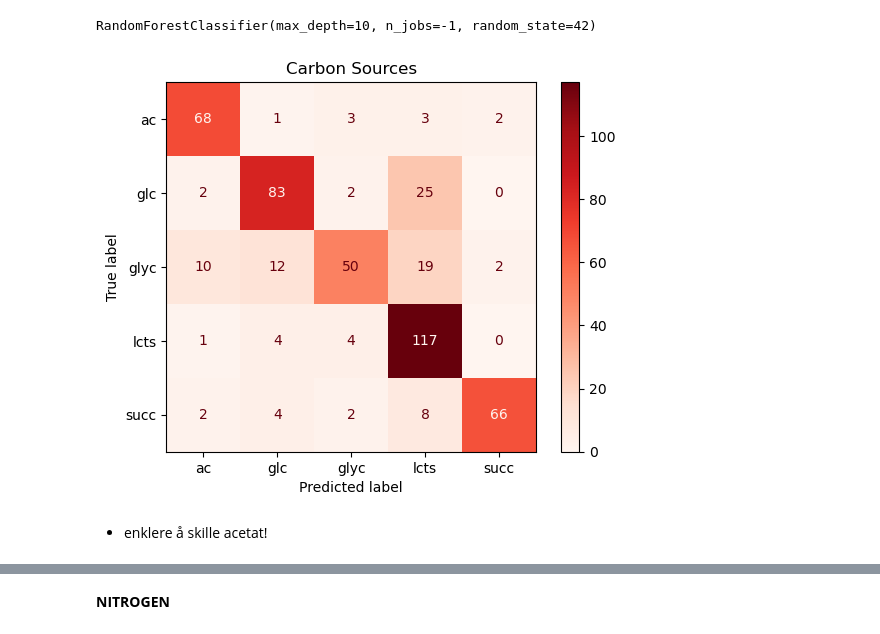
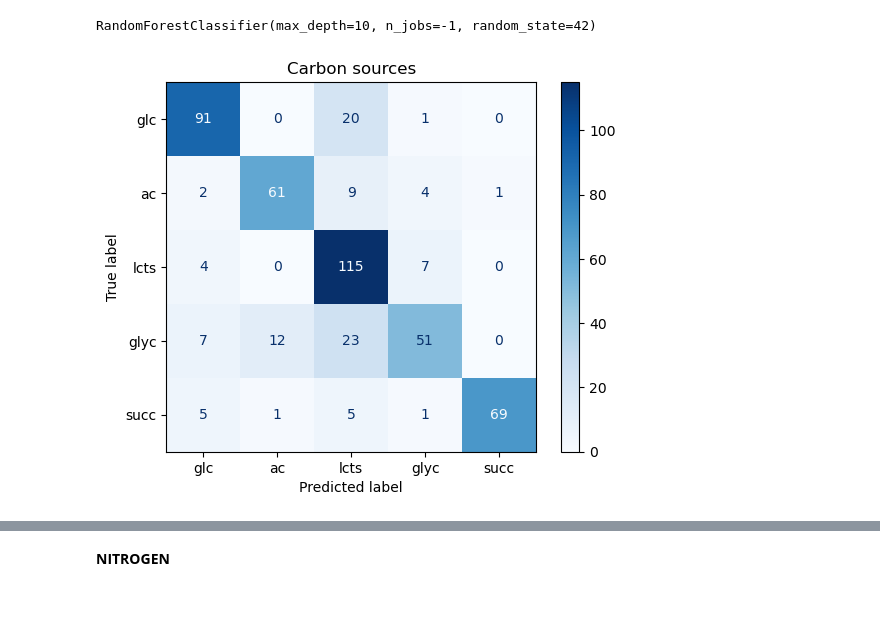
Before and after one commit to celasa/biomass_thesis, a Jupyter notebook: notebooks/04_classifier.ipynb, the cells around one changed output, grey strips where cells are left out. Saved outputs shown, nothing was run; the diff lists cells and outputs as text; code cells hidden in the pictures; blank space fills up the shorter version.

```diff
--- a/notebooks/04_classifier.ipynb
+++ b/notebooks/04_classifier.ipynb
@@ -397,0 +147,10 @@ weighted avg       0.56      0.58      0.54      1162
+# %%
+Y_train_2 = Y_train['source'].str.split('_').str[0]
+Y_val_2 = Y_val['source'].str.split('_').str[0]
+
+le_2 = LabelEncoder()
+
+Y_train_source2 = le_2.fit_transform(Y_train_2)
+Y_val_source2 = le_2.transform(Y_val_2)
+# %%
+base_rf.fit(X_train, Y_train_source2)
@@ -403,7 +227,7 @@ le3 = LabelEncoder()
 Y_train_bin = le3.fit_transform(Y_train_3)
 Y_val_bin = le3.transform(Y_val_3)
 # %%
-base_clf.fit(X_train, Y_train_bin)
+base_rf.fit(X_train, Y_train_bin)
 # %% [output]
 RandomForestClassifier(max_depth=10, n_jobs=-1, random_state=42)
 # %%
@@ -472,19 +317,22 @@ Y_val_enc_n = le_n.fit_transform(Y_val_n)
 # %% [markdown]
 **CARBON**
 # %%
-base_clf.fit(X_train_c, Y_train_enc_c)
+base_rf.fit(X_train_c, Y_train_enc_c)
 # %% [output]
 RandomForestClassifier(max_depth=10, n_jobs=-1, random_state=42)
 # %%
-Y_pred_val_c = base_clf.predict(X_val_c)
+Y_pred_val_c = base_rf.predict(X_val_c)
 
-cm = confusion_matrix(Y_val_enc_c, Y_pred_val_c)
-disp = ConfusionMatrixDisplay(cm, display_labels=le_c.classes_)
+env_order = ['glc', 'ac', 'lcts', 'glyc', 'succ']
 
-disp.plot(cmap='Reds')
-plt.title("Carbon Sources")
+cm = confusion_matrix(le_c.inverse_transform(Y_val_enc_c),
+                      le_c.inverse_transform(Y_pred_val_c),
+                      labels=env_order)
+
+disp = ConfusionMatrixDisplay(cm, display_labels=env_order)
+
+disp.plot(cmap='Blues')
+plt.title("Carbon sources")
 plt.show()
 # %% [output]
-[figure, old version]
+[figure, new version]
-# %% [markdown]
-* enklere å skille acetat!
```
Also changed, not shown: parts of 104 cells of this notebook, 20 other files.
